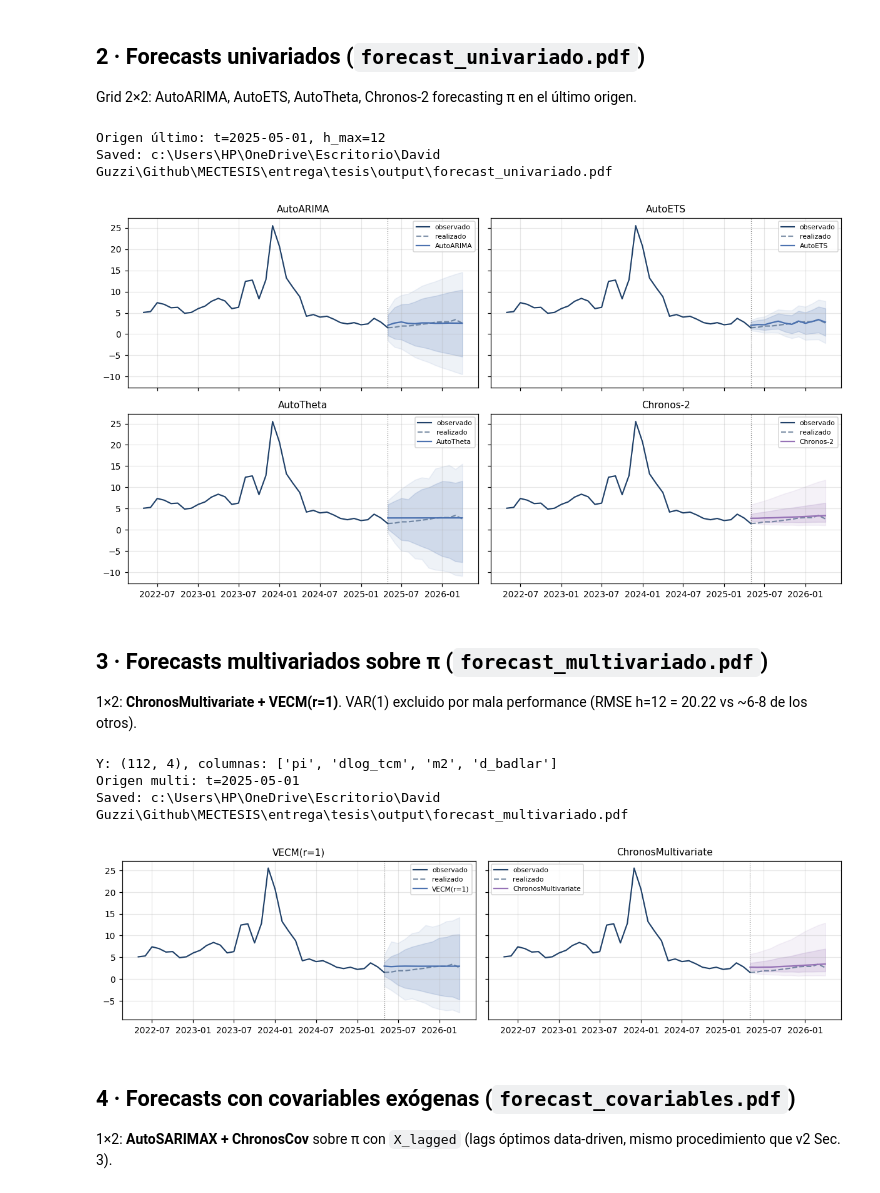
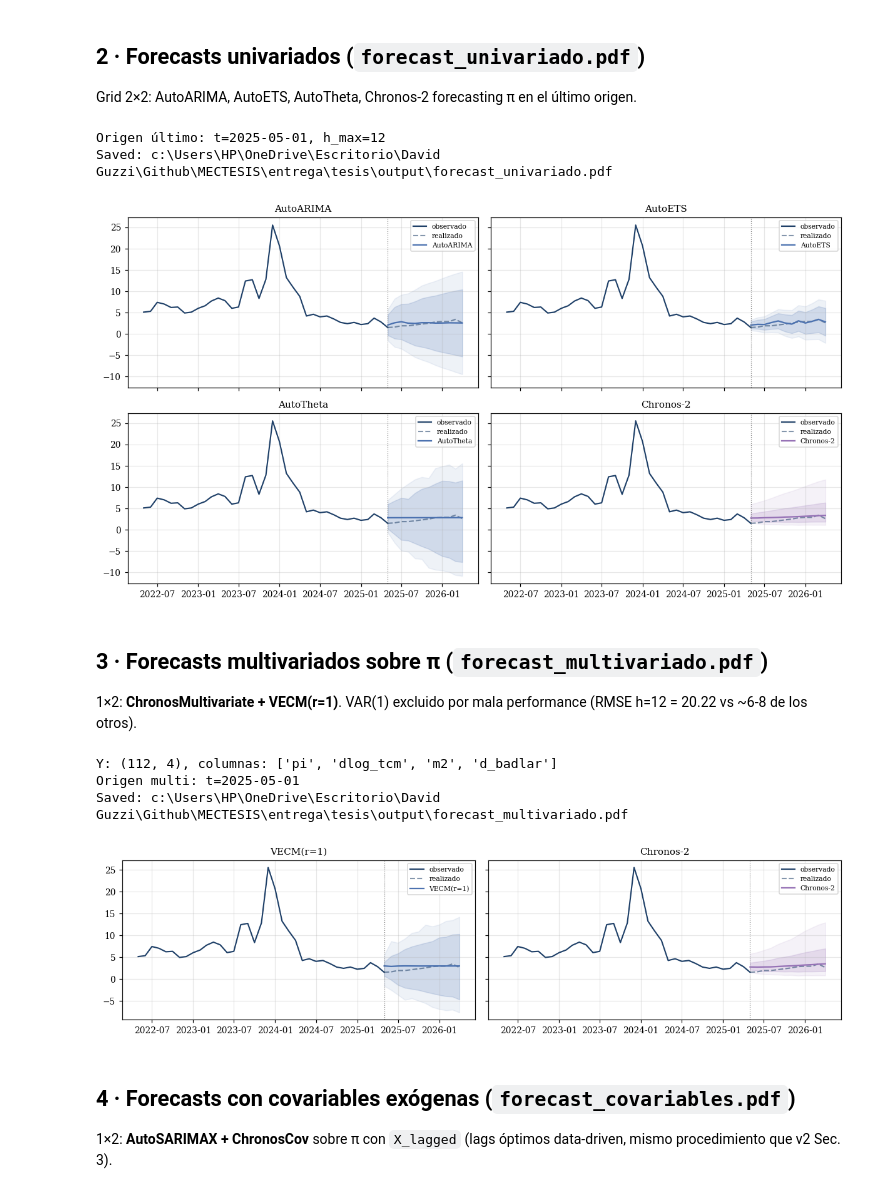
Before and after one commit to DavidGuzzi/MECTESIS, a Jupyter notebook: notebooks/tesis_visuales.ipynb, the cells around one changed output. Saved outputs shown, nothing was run; the diff lists cells and outputs as text; code cells hidden in the pictures.

```diff
--- a/notebooks/tesis_visuales.ipynb
+++ b/notebooks/tesis_visuales.ipynb
@@ -50,6 +50,11 @@ plt.rcParams.update({
     "figure.dpi": 110,
     "savefig.dpi": 300,
     "savefig.bbox": "tight",
+    # Tipografía: serif tipo Computer Modern para coincidir con main.tex (pdflatex default).
+    "font.family": "serif",
+    "font.serif": ["CMU Serif", "Computer Modern Roman", "STIX Two Text", "DejaVu Serif"],
+    "mathtext.fontset": "cm",
+    "mathtext.rm": "serif",
     "font.size": 9,
     "axes.titlesize": 10,
     "axes.labelsize": 9,
@@ -62,17 +67,12 @@ plt.rcParams.update({
 CHRONOS_COLOR  = "#9672B6"
 CLASSIC_COLOR  = "#4C72B0"
 MODEL_COLORS = {
-    # univariados
-    "AutoARIMA":           CLASSIC_COLOR,
-    "AutoETS":             CLASSIC_COLOR,
-    "AutoTheta":           CLASSIC_COLOR,
-    "Chronos-2":           CHRONOS_COLOR,
-    # multivariados
-    "VECM(r=1)":           CLASSIC_COLOR,
-    "ChronosMultivariate": CHRONOS_COLOR,
-    # covariables
-    "AutoSARIMAX":         CLASSIC_COLOR,
-    "ChronosCov":          CHRONOS_COLOR,
+    "AutoARIMA":   CLASSIC_COLOR,
+    "AutoETS":     CLASSIC_COLOR,
+    "AutoTheta":   CLASSIC_COLOR,
+    "VECM(r=1)":   CLASSIC_COLOR,
+    "AutoSARIMAX": CLASSIC_COLOR,
+    "Chronos-2":   CHRONOS_COLOR,
 }
 
 # Pipeline Chronos compartido entre las 3 secciones (uni, multi, cov)
@@ -169,7 +171,7 @@ plt.show()
 # %% [output]
 Origen último: t=2025-05-01, h_max=12
 Saved: c:\Users\HP\OneDrive\Escritorio\David Guzzi\Github\MECTESIS\entrega\tesis\output\forecast_univariado.pdf
-[figure, old version]
+[figure, new version]
 # %% [markdown]
 ## 3 · Forecasts multivariados sobre π (`forecast_multivariado.pdf`)
 
@@ -182,36 +184,36 @@ Y = pd.concat({
     "m2":       panel["m2"],
     "d_badlar": panel["badlar"].diff(),
 }, axis=1).dropna()
 print(f"Y: {Y.shape}, columnas: {Y.columns.tolist()}")
 
 multi_factories_visual = {
-    "VECM(r=1)":           lambda: VECMModel(coint_rank=1, k_ar_diff=1),
-    "ChronosMultivariate": lambda: ChronosMultivariateModel(chronos_pipeline),
+    "VECM(r=1)": lambda: VECMModel(coint_rank=1, k_ar_diff=1),
+    "Chronos-2": lambda: ChronosMultivariateModel(chronos_pipeline),
 }
 multi_forecasts = predict_all_at_last_origin(
     factories=multi_factories_visual,
     y=Y, horizons=HORIZONS, initial_window=INITIAL_WINDOW,
 )
 origin_m = multi_forecasts["VECM(r=1)"]["origin_idx"]
 print(f"Origen multi: t={Y.index[origin_m].date()}")
 
 # variable_idx=0 -> 'pi' (primera columna en Y)
 fig = desc.plot_forecast_grid(
     Y["pi"], multi_forecasts,
     origin_idx=origin_m, horizon=max(HORIZONS),
     ncols=2, figsize_per=(5.5, 3.0), title="",
     variable_idx=0,
     colors=MODEL_COLORS,
 )
 out = OUTPUT_DIR / "forecast_multivariado.pdf"
 fig.savefig(out, bbox_inches="tight")
 print(f"Saved: {out}")
 plt.show()
 # %% [output]
 Y: (112, 4), columnas: ['pi', 'dlog_tcm', 'm2', 'd_badlar']
 Origen multi: t=2025-05-01
 Saved: c:\Users\HP\OneDrive\Escritorio\David Guzzi\Github\MECTESIS\entrega\tesis\output\forecast_multivariado.pdf
-[figure, old version]
+[figure, new version]
 # %% [markdown]
 ## 4 · Forecasts con covariables exógenas (`forecast_covariables.pdf`)
 
```
Also changed, not shown: parts of 3 cells of this notebook, 6 other files.
